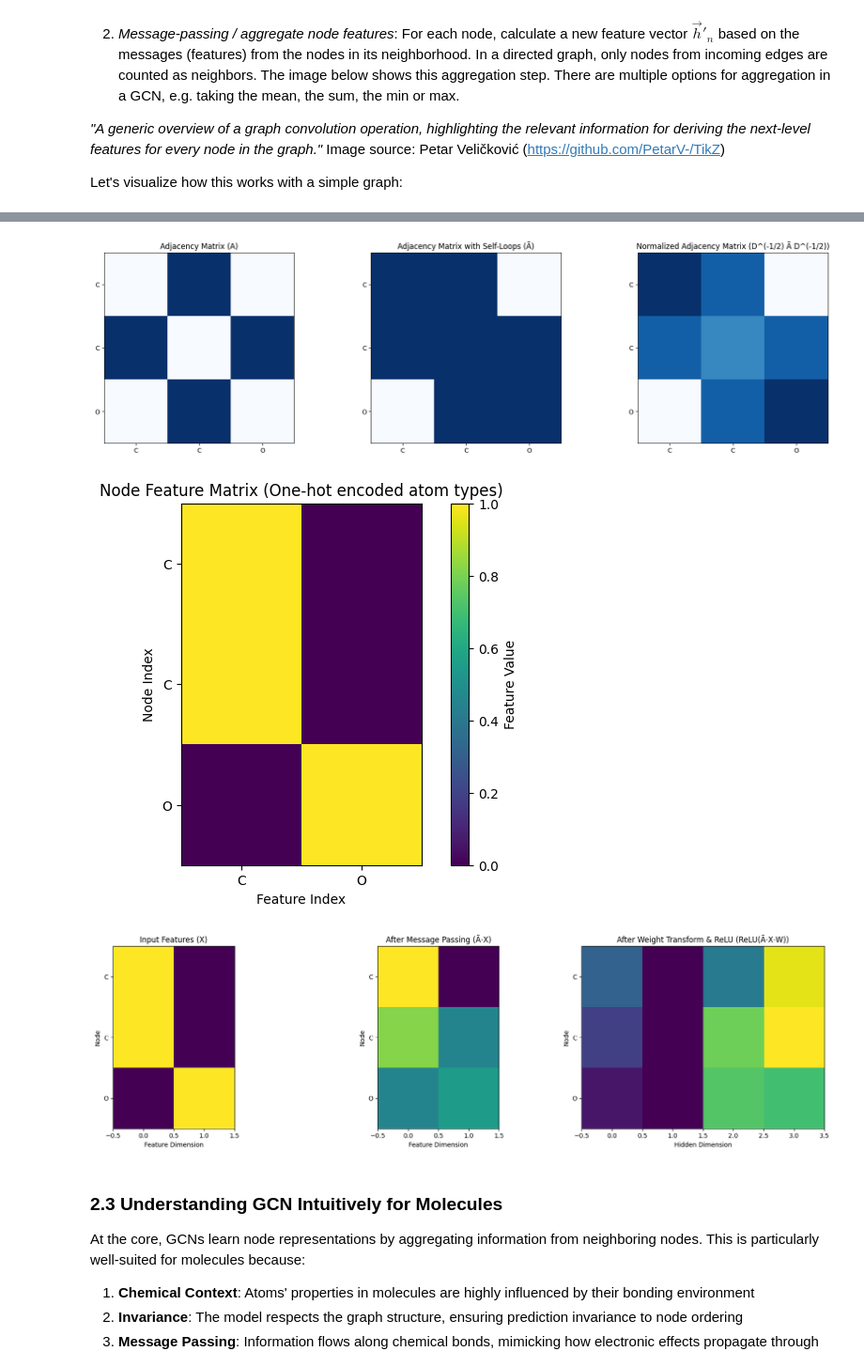
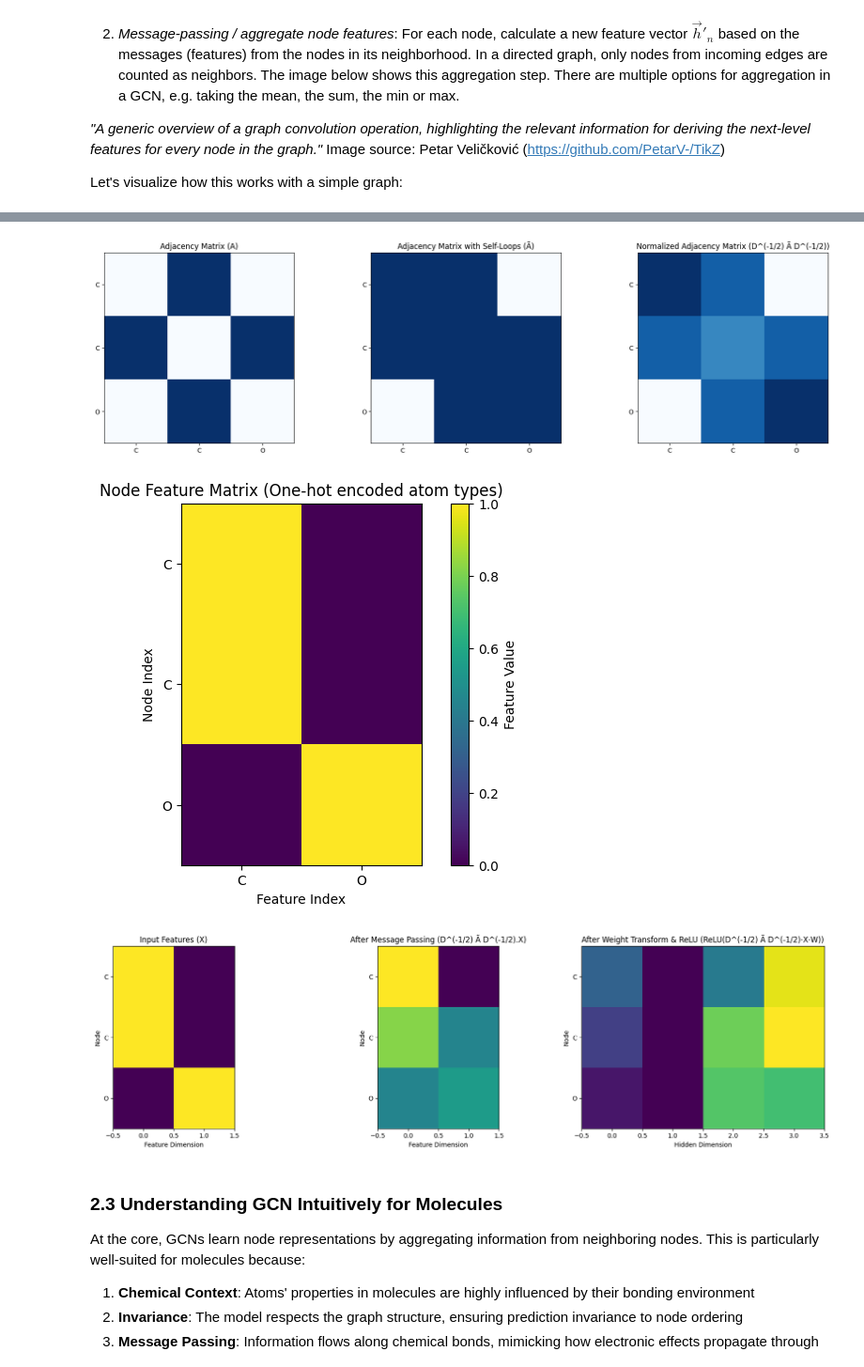
Before and after one commit to HFooladi/GNNs-For-Chemists, a Jupyter notebook: notebooks/03_GNN_molecular_activity_predictor.ipynb, the cells around one changed output, grey strips where cells are left out. Shown at 94% size. Saved outputs shown, nothing was run; the diff lists cells and outputs as text; code cells hidden in the pictures.

```diff
--- a/notebooks/03_GNN_molecular_activity_predictor.ipynb
+++ b/notebooks/03_GNN_molecular_activity_predictor.ipynb
@@ -311,36 +319,36 @@ H_activated = np.maximum(0, H)  # ReLU activation
 
 # Visualize the transformation
 fig, axes = plt.subplots(1, 3, figsize=(18, 5))
 
 axes[0].imshow(X_simple, cmap="viridis")
 axes[0].set_title("Input Features (X)")
 axes[0].set_xlabel("Feature Dimension")
 axes[0].set_ylabel("Node")
 axes[0].set_yticks(range(n_atoms_simple))
 axes[0].set_yticklabels(atom_symbols_simple)
 
 axes[1].imshow(normalized_A @ X_simple, cmap="viridis")
-axes[1].set_title("After Message Passing (Ã·X)")
+axes[1].set_title("After Message Passing (D^(-1/2) Ã D^(-1/2).X)")
 axes[1].set_xlabel("Feature Dimension")
 axes[1].set_ylabel("Node")
 axes[1].set_yticks(range(n_atoms_simple))
 axes[1].set_yticklabels(atom_symbols_simple)
 
 axes[2].imshow(H_activated, cmap="viridis")
-axes[2].set_title("After Weight Transform & ReLU (ReLU(Ã·X·W))")
+axes[2].set_title("After Weight Transform & ReLU (ReLU(D^(-1/2) Ã D^(-1/2)·X·W))")
 axes[2].set_xlabel("Hidden Dimension")
 axes[2].set_ylabel("Node")
 axes[2].set_yticks(range(n_atoms_simple))
 axes[2].set_yticklabels(atom_symbols_simple)
 
 plt.tight_layout()
 plt.show()
 # %% [output]
 [figure]
 [figure]
 [figure]
 [figure]
-[figure, old version]
+[figure, new version]
 # %% [markdown]
 ### 2.3 Understanding GCN Intuitively for Molecules
 
```
Also changed, not shown: parts of 10 cells of this notebook.
